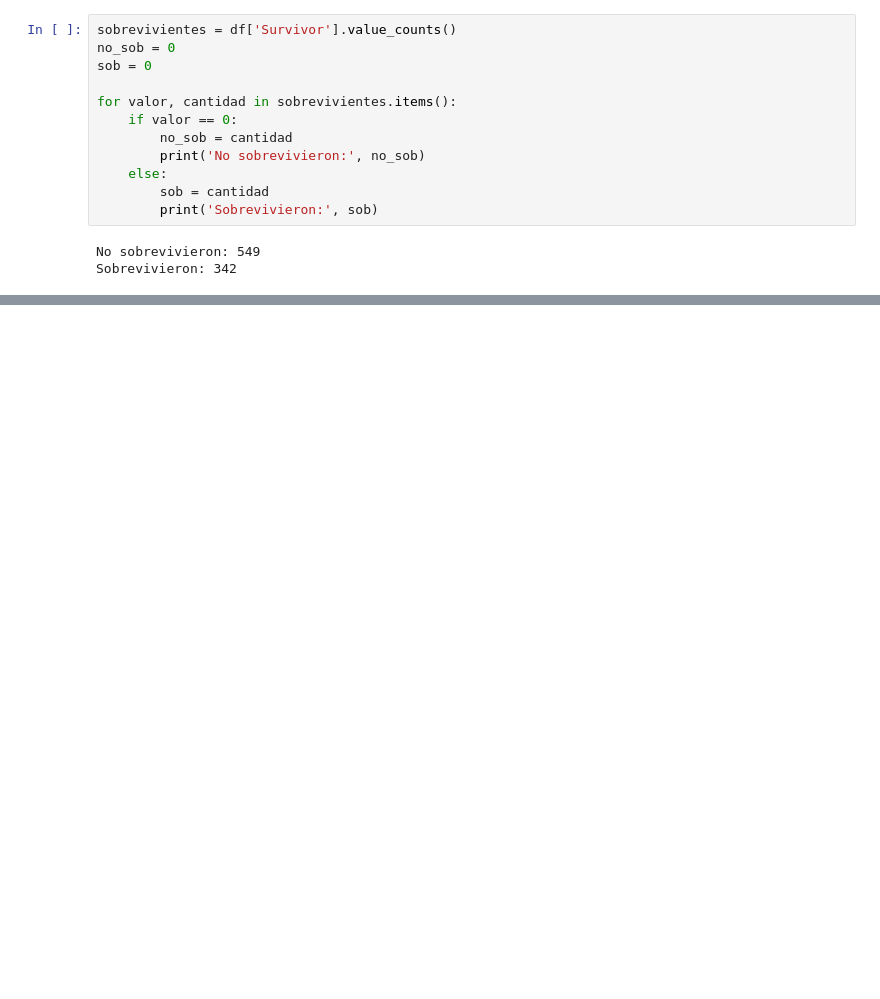
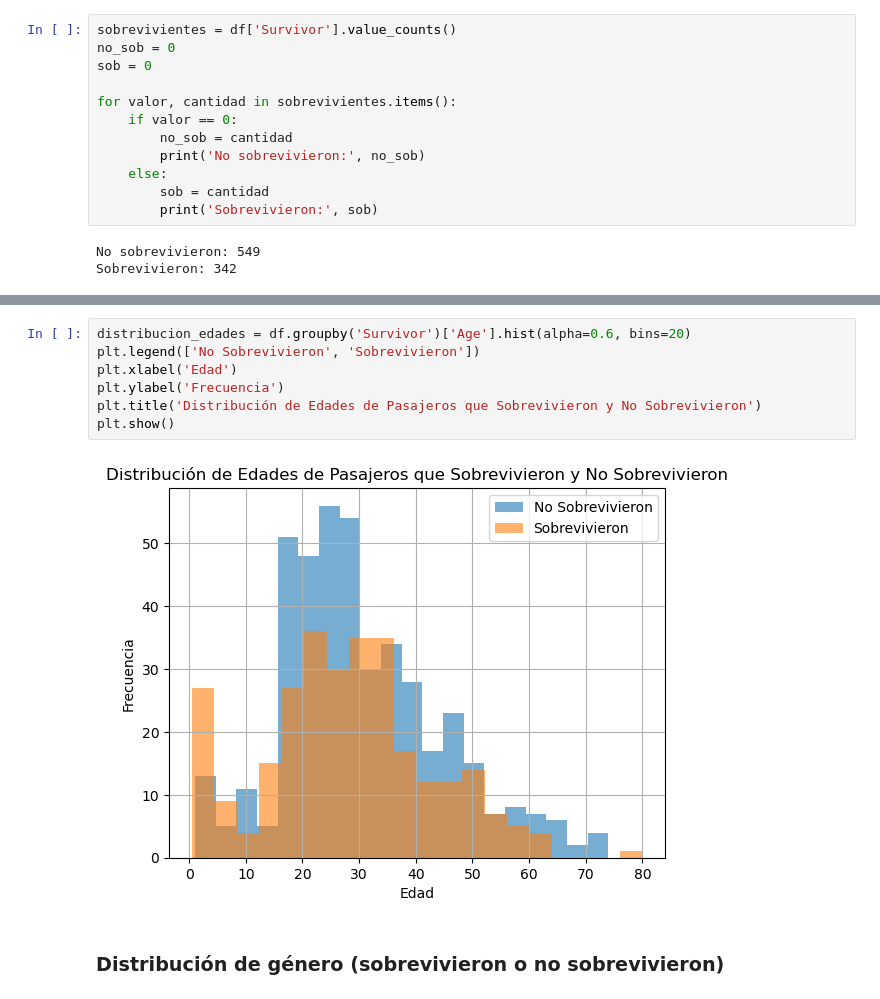
Before and after one commit to Priscr23/data-analytics-course, a Jupyter notebook: notebooks/actividad_titanic.ipynb, the cells around one changed output, grey strips where cells are left out. Drawn from its saved outputs; the diff is of its cells as text; blank space fills up the shorter version.

```diff
--- a/notebooks/actividad_titanic.ipynb
+++ b/notebooks/actividad_titanic.ipynb
@@ -43,0 +170,11 @@ Sobrevivieron: 342
+# %%
+distribucion_edades = df.groupby('Survivor')['Age'].hist(alpha=0.6, bins=20)
+plt.legend(['No Sobrevivieron', 'Sobrevivieron'])
+plt.xlabel('Edad')
+plt.ylabel('Frecuencia')
+plt.title('Distribución de Edades de Pasajeros que Sobrevivieron y No Sobrevivieron')
+plt.show()
+# %% [output]
+[figure, added]
+# %% [markdown]
+### Distribución de género (sobrevivieron o no sobrevivieron)
```
Also changed, not shown: parts of 26 cells of this notebook.
